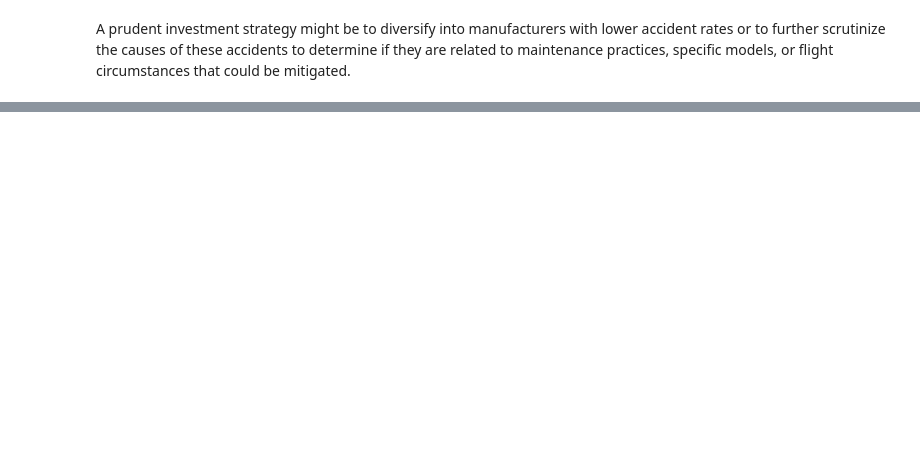
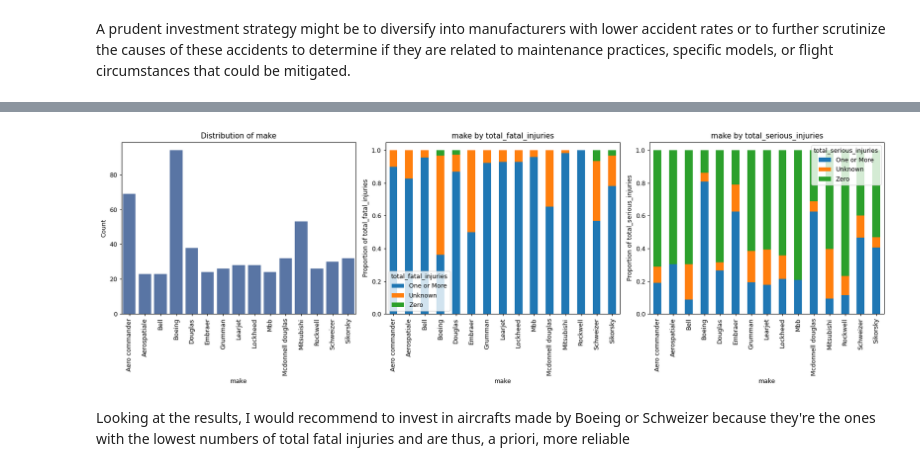
Before and after one commit to mbarriola96/Aircraft_safety_analysis, a Jupyter notebook: 00_data_understanding.ipynb, the cells around one changed output, grey strips where cells are left out. Drawn from its saved outputs; the diff is of its cells as text; code cells hidden in the pictures; blank space fills up the shorter version.

```diff
--- a/00_data_understanding.ipynb
+++ b/00_data_understanding.ipynb
@@ -1101,0 +1159,3 @@ A prudent investment strategy might be to diversify into manufacturers with lowe
+# %%
+df_filtered = df[(df['number_of_engines']!=1) & (df['engine_type']!='Recriprocating') & (df['make']!='Cessna') & (df['make']!='Piper') & (df['make']!='Beech')]
+df_filtered.reset_index(drop=True, inplace=True)
@@ -1101,0 +1173,6 @@ A prudent investment strategy might be to diversify into manufacturers with lowe
+# %%
+plot_feature(df_filtered,'make', 'categorical', 'total_fatal_injuries', 'total_serious_injuries')
+# %% [output]
+[figure, added]
+# %% [markdown]
+Looking at the results, I would recommend to invest in aircrafts made by Boeing or Schweizer because they're the ones with the lowest numbers of total fatal injuries and are thus, a priori, more reliable
```
Also changed, not shown: parts of 26 cells of this notebook, 1 other file.
